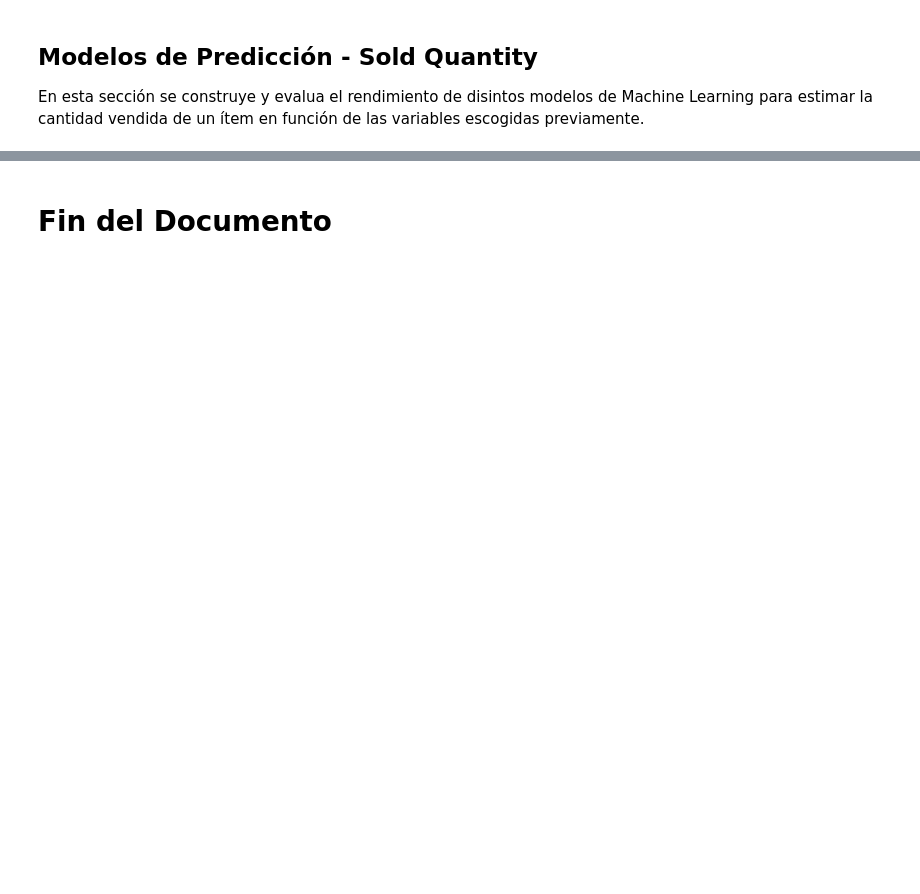
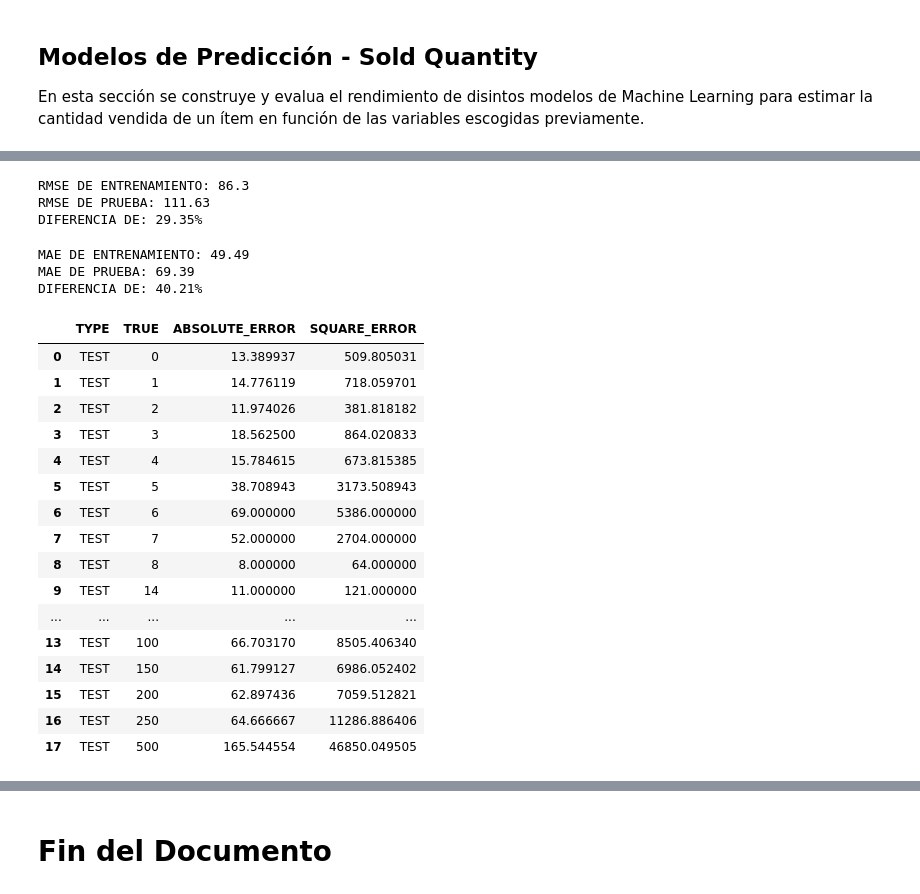
Before and after one commit to juanse1608/MeliMLChallenge, a Jupyter notebook: Notebooks/SoldQuantityPrediction.ipynb, the cells around one changed output, grey strips where cells are left out. Drawn from its saved outputs; the diff is of its cells as text; code cells hidden in the pictures; blank space fills up the shorter version.

Commit message:
Some models like xgboost and nns

```diff
--- a/Notebooks/SoldQuantityPrediction.ipynb
+++ b/Notebooks/SoldQuantityPrediction.ipynb
@@ -482,0 +377,5 @@ Ahora, vamos a continuar con una análisis más profundo de los descuentos para
+# %%
+# Se generan las predicciones para el entrenamiento y prueba y se evaluan dos metricas: RMSE y MAE
+xgb_best_model = grid_search_cv.best_estimator_
+test_predictions = xgb_best_model.predict(X_test_total)
+train_predictions = xgb_best_model.predict(X_train_total)
@@ -482,0 +406,59 @@ Ahora, vamos a continuar con una análisis más profundo de los descuentos para
+# %%
+values = sorted(Y_train.unique())
+test_predictions = [find_nearest(values, p)for p in test_predictions]
+train_predictions = [find_nearest(values, p)for p in train_predictions]
+# %%
+# Comparacion RSME train y test
+rmse_train = np.sqrt(mean_squared_error(y_pred=train_predictions, y_true=Y_train))
+rmse_test = np.sqrt(mean_squared_error(y_pred=test_predictions, y_true=Y_test))
+print('RMSE DE ENTRENAMIENTO: {}'.format(np.round(rmse_train,2)))
+print('RMSE DE PRUEBA: {}'.format(np.round(rmse_test,2)))
+diferencia_porcentual = np.round(100*(rmse_test-rmse_train)/rmse_train,2)
+print('DIFERENCIA DE: {}%'.format(diferencia_porcentual))
+# %% [output]
+RMSE DE ENTRENAMIENTO: 86.3
+RMSE DE PRUEBA: 111.63
+DIFERENCIA DE: 29.35%
+# %%
+# Comparacion MAE train y test
+mae_train = mean_absolute_error(y_pred=train_predictions, y_true=Y_train)
+mae_test = mean_absolute_error(y_pred=test_predictions, y_true=Y_test)
+diferencia_porcentual = np.round(100*(mae_test-mae_train)/mae_train,2)
+print('MAE DE ENTRENAMIENTO: {}'.format(np.round(mae_train,2)))
+print('MAE DE PRUEBA: {}'.format(np.round(mae_test,2)))
+print('DIFERENCIA DE: {}%'.format(diferencia_porcentual))
+# %% [output]
+MAE DE ENTRENAMIENTO: 49.49
+MAE DE PRUEBA: 69.39
+DIFERENCIA DE: 40.21%
+# %%
+# Se crea un dataframe con los resultados
+resultados_train = pd.DataFrame({'TYPE': ['TRAIN']*len(Y_train), 'TRUE': Y_train, 'PREDICTED': train_predictions})
+resultados_test = pd.DataFrame({'TYPE': ['TEST']*len(Y_test), 'TRUE': Y_test, 'PREDICTED': test_predictions})
+resultados_xgb = pd.concat([resultados_train, resultados_test], axis=0).reset_index(drop=True)
+resultados_xgb['ABSOLUTE_ERROR'] = (resultados_xgb['TRUE']-resultados_xgb['PREDICTED']).abs()
+resultados_xgb['SQUARE_ERROR'] = (resultados_xgb['TRUE']-resultados_xgb['PREDICTED'])**2
+# %%
+# Resultados por cantidad
+resultados_por_cantidad = resultados_xgb.groupby(['TYPE', 'TRUE'])[['ABSOLUTE_ERROR', 'SQUARE_ERROR']].mean().reset_index()
+# %%
+# Imprime los resultados por cantidad en cuanto al MAE y MSE para los datos de prueba
+resultados_por_cantidad.loc[resultados_por_cantidad['TYPE']=='TEST']
+# %% [output]
+|  | TYPE | TRUE | ABSOLUTE_ERROR | SQUARE_ERROR |
+| 0 | TEST | 0 | 13.389937 | 509.805031 |
+| 1 | TEST | 1 | 14.776119 | 718.059701 |
+| 2 | TEST | 2 | 11.974026 | 381.818182 |
+| 3 | TEST | 3 | 18.562500 | 864.020833 |
+| 4 | TEST | 4 | 15.784615 | 673.815385 |
+| 5 | TEST | 5 | 38.708943 | 3173.508943 |
+| 6 | TEST | 6 | 69.000000 | 5386.000000 |
+| 7 | TEST | 7 | 52.000000 | 2704.000000 |
+| 8 | TEST | 8 | 8.000000 | 64.000000 |
+| 9 | TEST | 14 | 11.000000 | 121.000000 |
+| ... | ... | ... | ... | ... |
+| 13 | TEST | 100 | 66.703170 | 8505.406340 |
+| 14 | TEST | 150 | 61.799127 | 6986.052402 |
+| 15 | TEST | 200 | 62.897436 | 7059.512821 |
+| 16 | TEST | 250 | 64.666667 | 11286.886406 |
+| 17 | TEST | 500 | 165.544554 | 46850.049505 |
```
Also changed, not shown: parts of 46 cells of this notebook, 1 other file.
